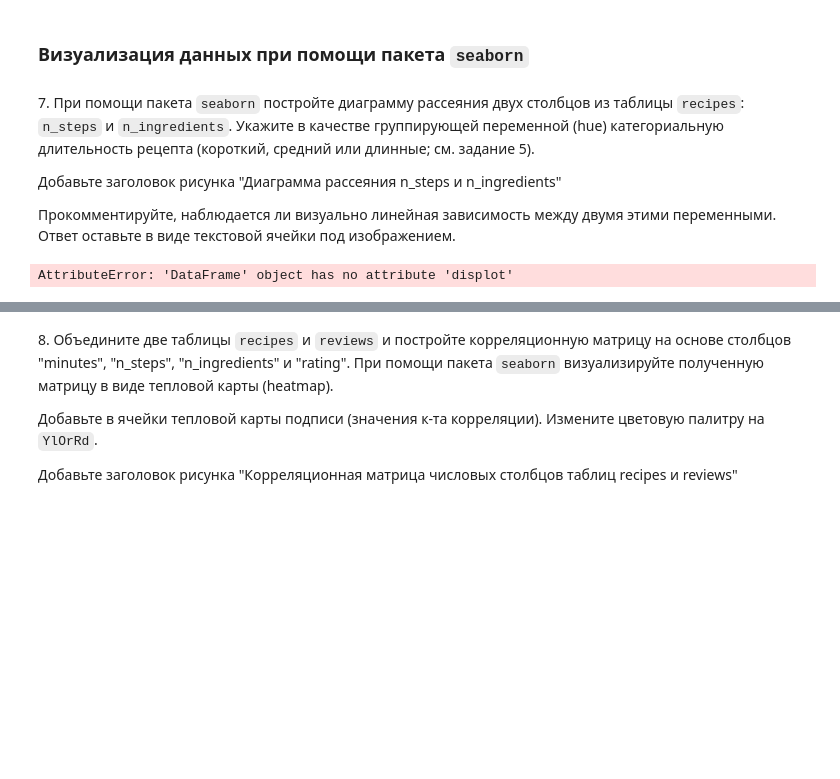
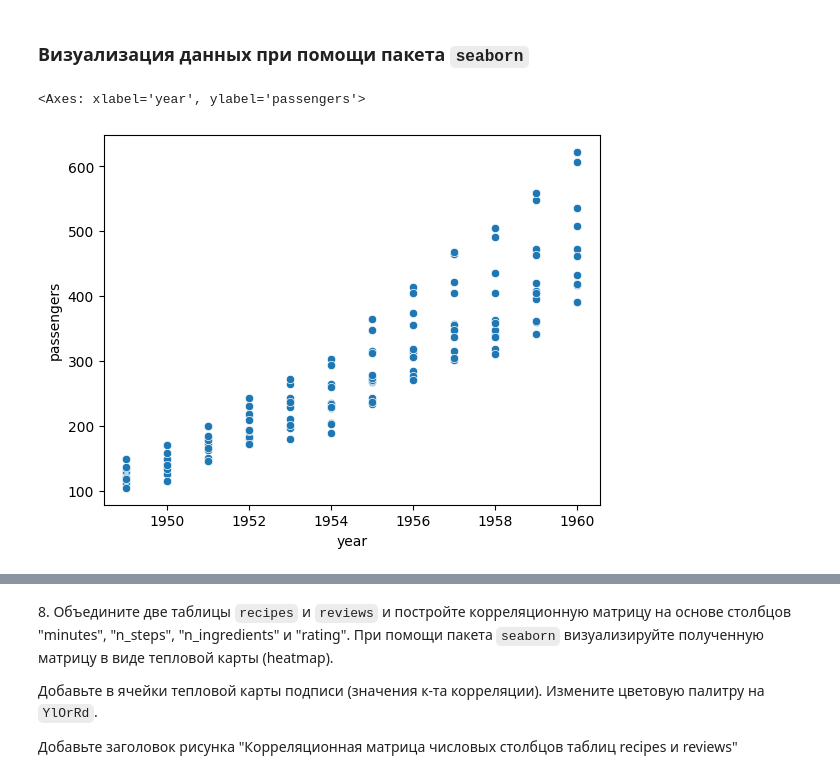
Before and after one commit to ms236566/-, a Jupyter notebook: 05_visualization_MoskvichevaOV.ipynb, the cells around one changed output, grey strips where cells are left out. Drawn from its saved outputs; the diff is of its cells as text; code cells hidden in the pictures; blank space fills up the shorter version.

```diff
--- a/05_visualization_MoskvichevaOV.ipynb
+++ b/05_visualization_MoskvichevaOV.ipynb
@@ -397,12 +383,10 @@ recipes["minutes"].plot(kind = 'hist')
 # %% [markdown]
 ### Визуализация данных при помощи пакета `seaborn`
-# %% [markdown]
-7\. При помощи пакета `seaborn` постройте диаграмму рассеяния двух столбцов из таблицы `recipes`: `n_steps` и `n_ingredients`. Укажите в качестве группирующей переменной (hue) категориальную длительность рецепта (короткий, средний или длинные; см. задание 5).
-
-Добавьте заголовок рисунка "Диаграмма рассеяния n_steps и n_ingredients"
-
-Прокомментируйте, наблюдается ли визуально линейная зависимость между двумя этими переменными. Ответ оставьте в виде текстовой ячейки под изображением.
-# %%
-recipes.displot(data=penguins, x='n_steps', hue='n_ingredients', multiple="stack")
-# %% [output]
-AttributeError: 'DataFrame' object has no attribute 'displot'
+# %%
+pd.DataFrame(recipes)
+flights_data = sns.load_dataset("flights")
+flights_data.head()
+sns.scatterplot(data=flights_data, x="year", y="passengers")
+# %% [output]
+<Axes: xlabel='year', ylabel='passengers'>
+[figure, added]
```
Also changed, not shown: parts of 9 cells of this notebook.
